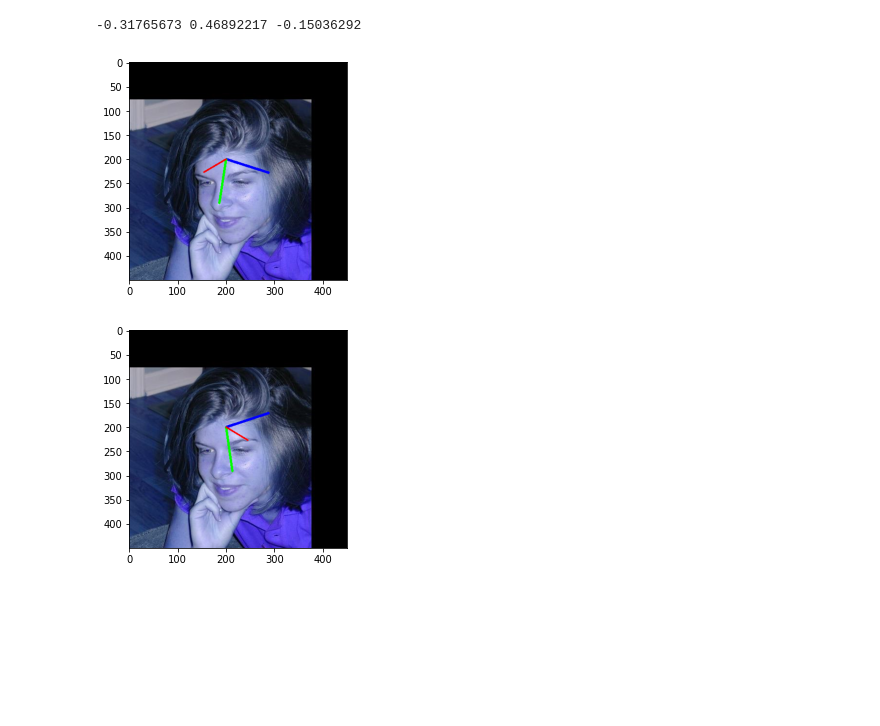
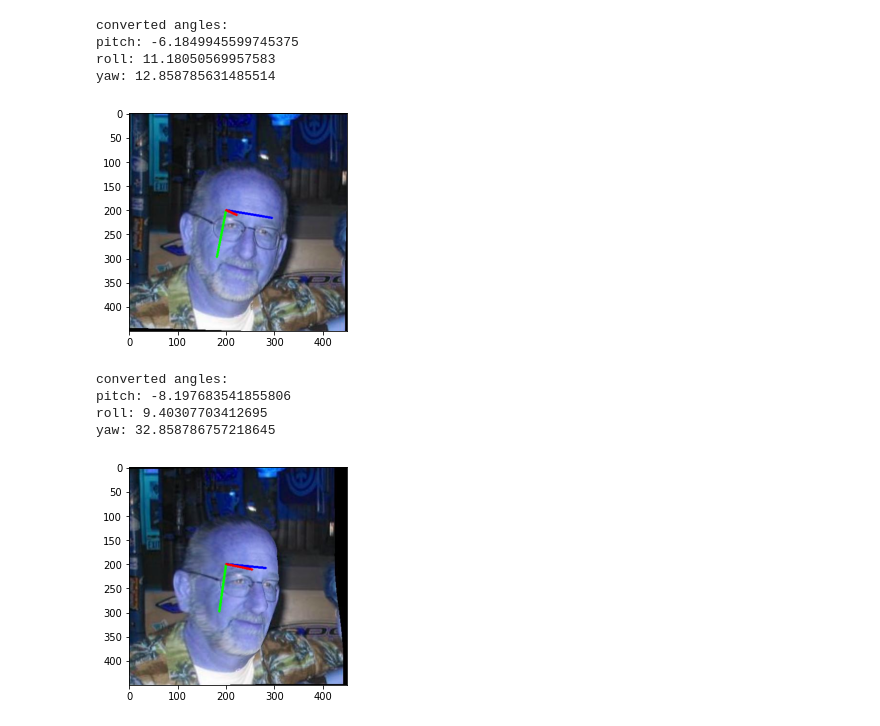
Before and after one commit to prateeksingh0001/headpose-estimation, a Jupyter notebook: scripts/jupyter/dataset_exploration.ipynb, the cells around one changed output. Drawn from its saved outputs; the diff is of its cells as text; code cells hidden in the pictures; blank space fills up the shorter version.

Commit message:
Utility function to load image and associated data, calculate axis positions and overlay the axis on the images

```diff
--- a/scripts/jupyter/dataset_exploration.ipynb
+++ b/scripts/jupyter/dataset_exploration.ipynb
@@ -20,2 +11,0 @@ array([[ 532, -100, 1120,  488]], dtype=int16)
-# %%
-pitch, yaw, roll = data['Pose_Para'][0,:3]
@@ -26,15 +12,5 @@ yaw, pitch, roll
 # %%
 def draw_axis(img, yaw, pitch, roll, tdx=None, tdy=None, size = 100):
-
-    # pitch = pitch * (np.pi/180)
-    # yaw = yaw * np.pi / 180
-    # roll = roll * np.pi / 180
-
-#     pitch = pitch * 180/np.pi
-#     yaw = -(yaw * 180/np.pi)
-#     roll = roll * 180/np.pi
-
-    print(pitch, yaw, roll)
 
     if tdx != None and tdy != None:
         tdx = tdx
@@ -44,7 +20,7 @@ def draw_axis(img, yaw, pitch, roll, tdx=None, tdy=None, size = 100):
         tdx = width / 2
         tdy = height / 2
 
-    # X-Axis pointing to right. drawn in red
+    # X-Axis pointing to right. drawn in blue
     x1 = size * (cos(yaw) * cos(roll)) + tdx
     y1 = size * (cos(pitch) * sin(roll) + cos(roll) * sin(pitch) * sin(yaw)) + tdy
 
@@ -53,28 +29,45 @@ def draw_axis(img, yaw, pitch, roll, tdx=None, tdy=None, size = 100):
     x2 = size * (-cos(yaw) * sin(roll)) + tdx
     y2 = size * (cos(pitch) * cos(roll) - sin(pitch) * sin(yaw) * sin(roll)) + tdy
 
-    # Z-Axis (out of the screen) drawn in blue
+    # Z-Axis (out of the screen) drawn in red
     x3 = size * (sin(yaw)) + tdx
     y3 = size * (-cos(yaw) * sin(pitch)) + tdy
 
     cv2.line(img, (int(tdx), int(tdy)), (int(x1),int(y1)),(0,0,255),3)
     cv2.line(img, (int(tdx), int(tdy)), (int(x2),int(y2)),(0,255,0),3)
-    cv2.line(img, (int(tdx), int(tdy)), (int(x3),int(y3)),(255,0,0),2)
+    cv2.line(img, (int(tdx), int(tdy)), (int(x3),int(y3)),(255,0,0),3)
 
     return img
-# %%
-image = cv2.imread("../../data/300W-LP/300W_LP/AFW/AFW_134212_1_0.jpg")
-# %%
-axis_img = draw_axis(image, yaw, pitch, roll, tdx=200, tdy=200)
-# %% [output]
--0.31765673 0.46892217 -0.15036292
-# %%
-plt.imshow(axis_img)
-plt.show()
-# %% [output]
-[figure, removed]
-# %%
-plt.imshow(axis_img)
-plt.show()
-# %% [output]
-[figure, removed]
+# %%
+def draw_axis_over_img(img_name):
+    image = cv2.imread(f"../../data/300W-LP/300W_LP/AFW/{img_name}.jpg")
+    image_data = loadmat(f"../../data/300W-LP/300W_LP/AFW/{img_name}.mat")
+
+    p, y, r = image_data['Pose_Para'][0,:3]
+    y = -y
+
+    print(f"converted angles:")
+    print(f"pitch: {p*(180/np.pi)}")
+    print(f"roll: {r*(180/np.pi)}")
+    print(f"yaw: {y*(180/np.pi)}")
+
+
+    plotted_image = draw_axis(image, y, p, r, tdx=200, tdy=200, size = 100)
+    plt.imshow(plotted_image)
+    plt.show()
+# %%
+draw_axis_over_img("AFW_261068_1_1")
+# %% [output]
+converted angles:
+pitch: -6.1849945599745375
+roll: 11.18050569957583
+yaw: 12.858785631485514
+[figure, added]
+# %%
+draw_axis_over_img("AFW_261068_1_5")
+# %% [output]
+converted angles:
+pitch: -8.197683541855806
+roll: 9.40307703412695
+yaw: 32.858786757218645
+[figure, added]
```
Also changed, not shown: parts of 10 cells of this notebook.
